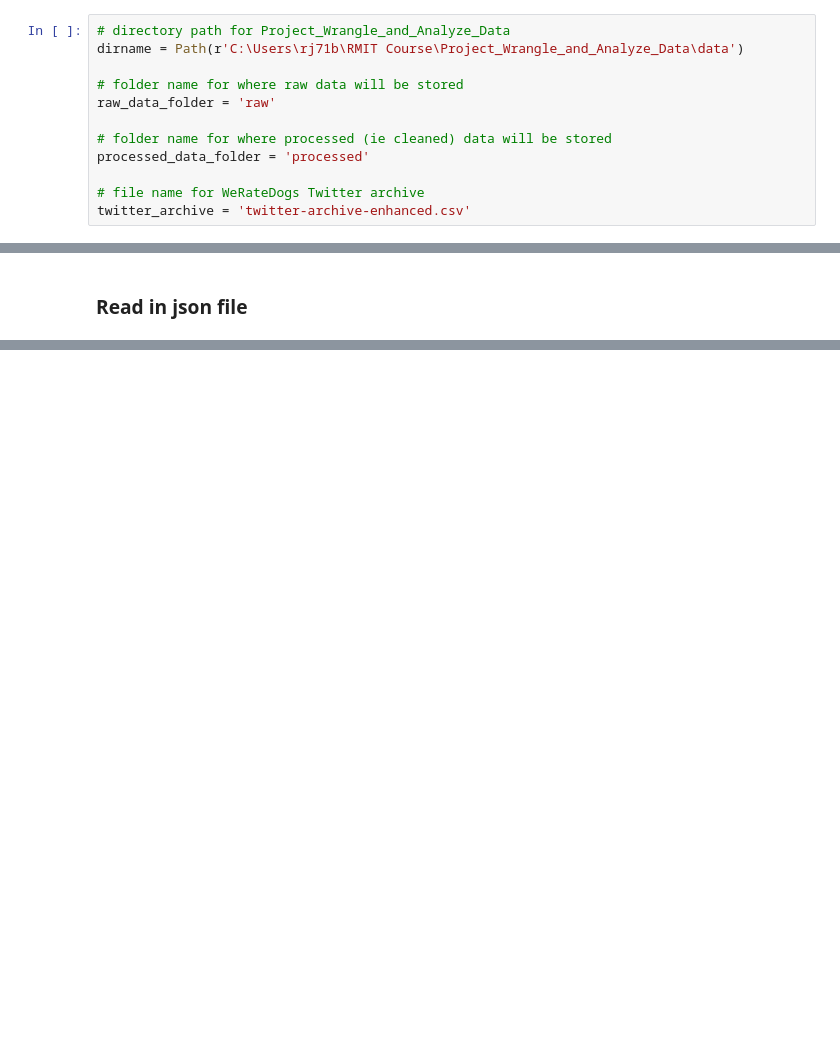
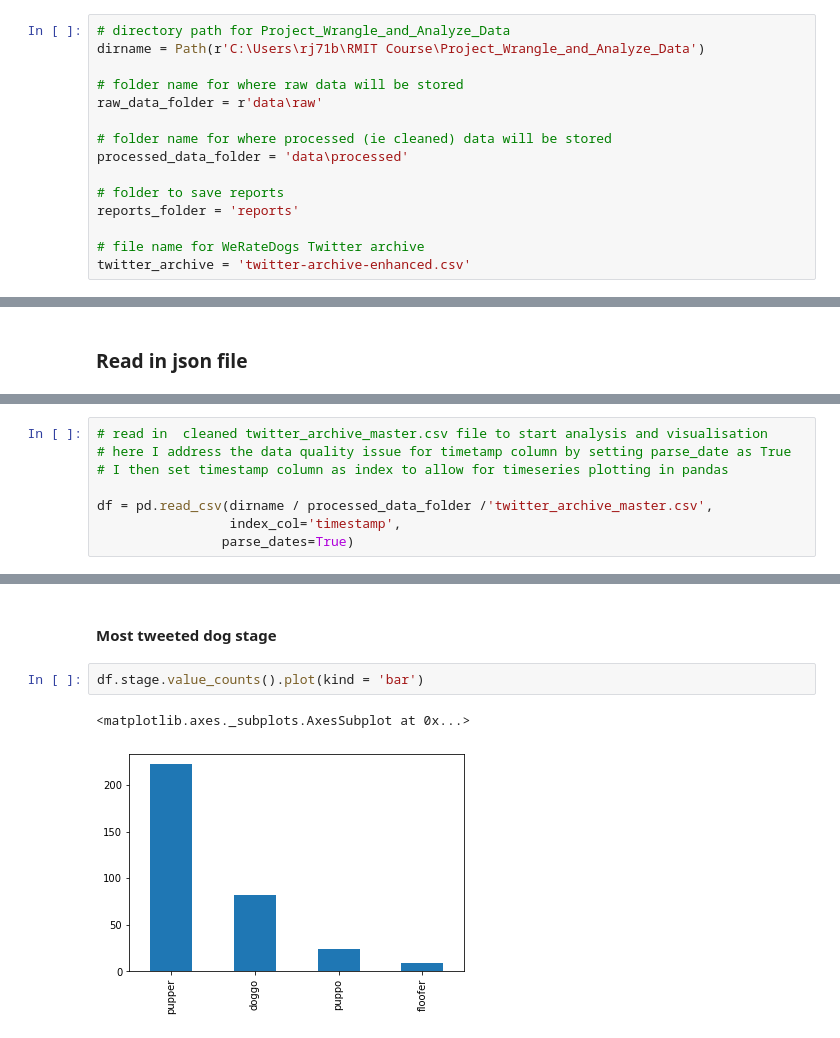
Before and after one commit to rodbaker/Wrangle-and-Analyze-Data, a Jupyter notebook: notebooks/wrangle_act.ipynb, the cells around one changed output, grey strips where cells are left out. Drawn from its saved outputs; the diff is of its cells as text; blank space fills up the shorter version.

```diff
--- a/notebooks/wrangle_act.ipynb
+++ b/notebooks/wrangle_act.ipynb
@@ -19,13 +21,16 @@ import matplotlib.pyplot as plt
 ### Directory and folder names for where project files and data will be stored
 # %%
 # directory path for Project_Wrangle_and_Analyze_Data
-dirname = Path(r'C:\Users\rj71b\RMIT Course\Project_Wrangle_and_Analyze_Data\data')
+dirname = Path(r'C:\Users\rj71b\RMIT Course\Project_Wrangle_and_Analyze_Data')
 
 # folder name for where raw data will be stored
-raw_data_folder = 'raw'
+raw_data_folder = r'data\raw'
 
 # folder name for where processed (ie cleaned) data will be stored
-processed_data_folder = 'processed'
+processed_data_folder = 'data\processed'
+
+# folder to save reports
+reports_folder = 'reports'
 
 # file name for WeRateDogs Twitter archive
 twitter_archive = 'twitter-archive-enhanced.csv'
@@ -241,0 +613,8 @@ data[1]
+# %%
+# read in  cleaned twitter_archive_master.csv file to start analysis and visualisation
+# here I address the data quality issue for timetamp column by setting parse_date as True
+# I then set timestamp column as index to allow for timeseries plotting in pandas
+
+df = pd.read_csv(dirname / processed_data_folder /'twitter_archive_master.csv',
+                 index_col='timestamp',
+                parse_dates=True)
@@ -241,0 +638,7 @@ data[1]
+# %% [markdown]
+#### Most tweeted dog stage
+# %%
+df.stage.value_counts().plot(kind = 'bar')
+# %% [output]
+<matplotlib.axes._subplots.AxesSubplot at 0x...>
+[figure, added]
```
Also changed, not shown: parts of 117 cells of this notebook, 12 other files.
